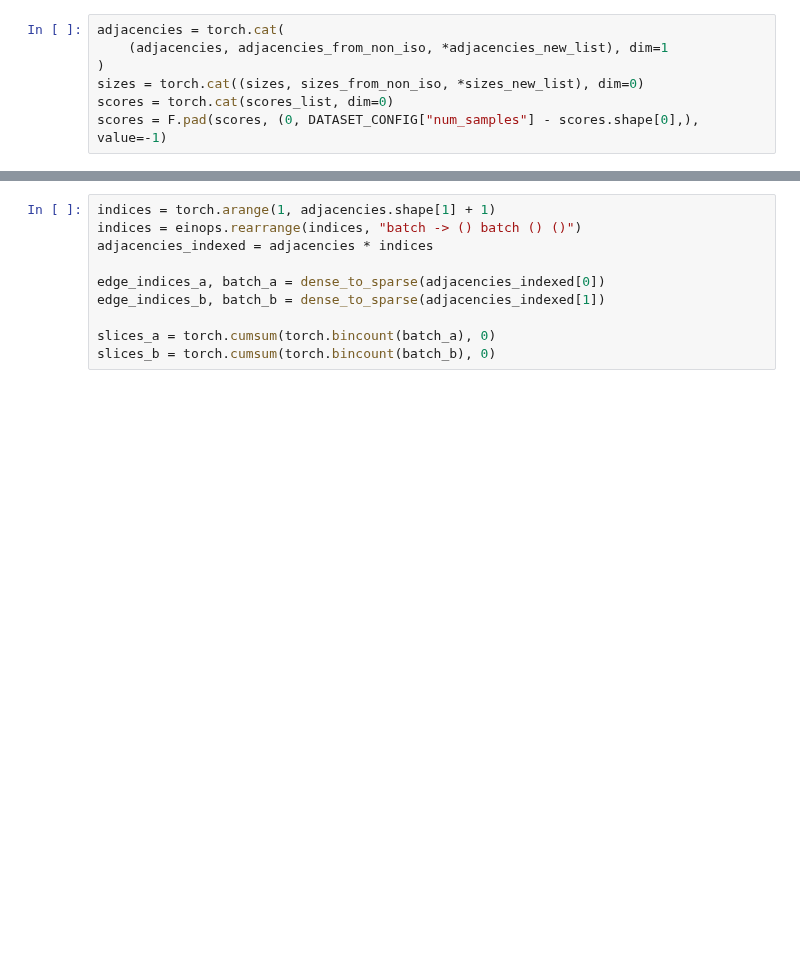
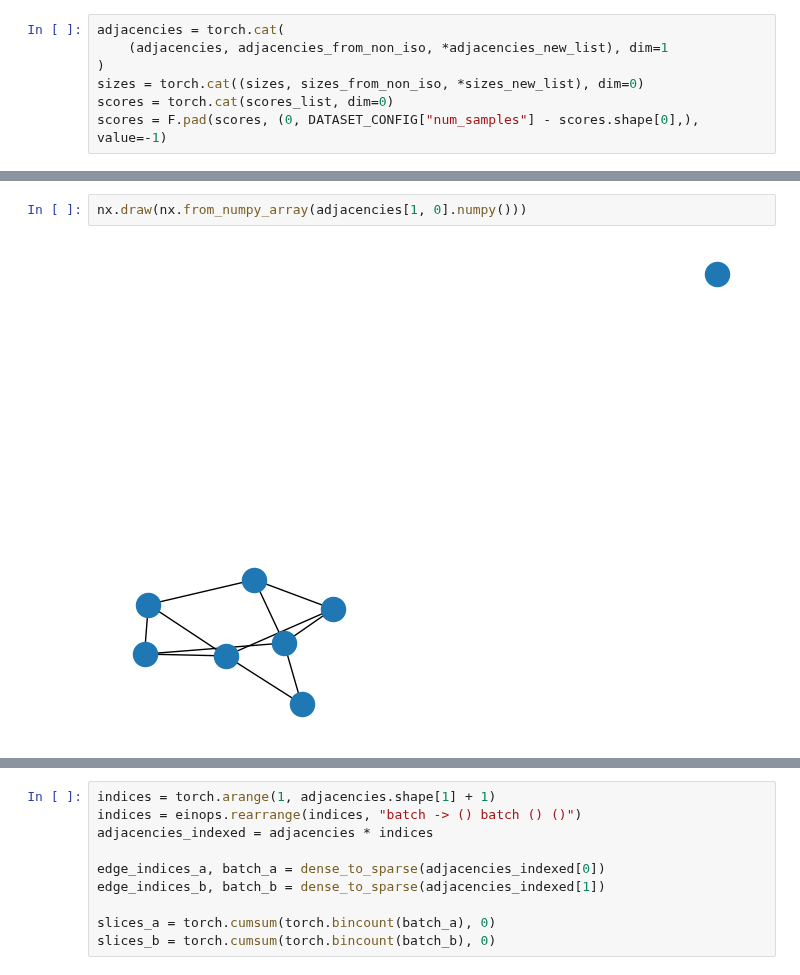
Before and after one commit to SamAdamDay/neural-interactive-proofs, a Jupyter notebook: playground/gi_dataset.ipynb, the cells around one changed output, grey strips where cells are left out. Saved outputs shown, nothing was run; the diff lists cells and outputs as text; blank space fills up the shorter version.

```diff
--- a/playground/gi_dataset.ipynb
+++ b/playground/gi_dataset.ipynb
@@ -394,0 +431,4 @@ scores = F.pad(scores, (0, DATASET_CONFIG["num_samples"] - scores.shape[0],), va
+# %%
+nx.draw(nx.from_numpy_array(adjacencies[1, 0].numpy()))
+# %% [output]
+[figure, added]
```
Also changed, not shown: parts of 8 cells of this notebook, 3 other files.
